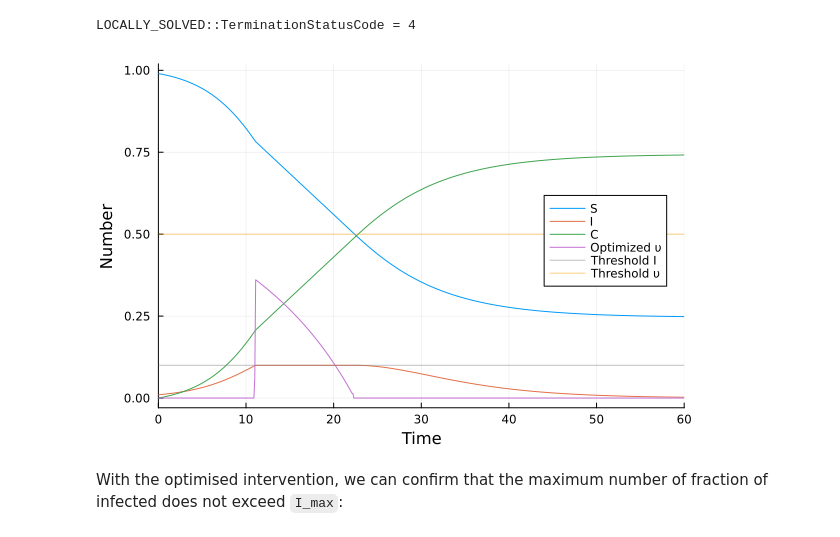
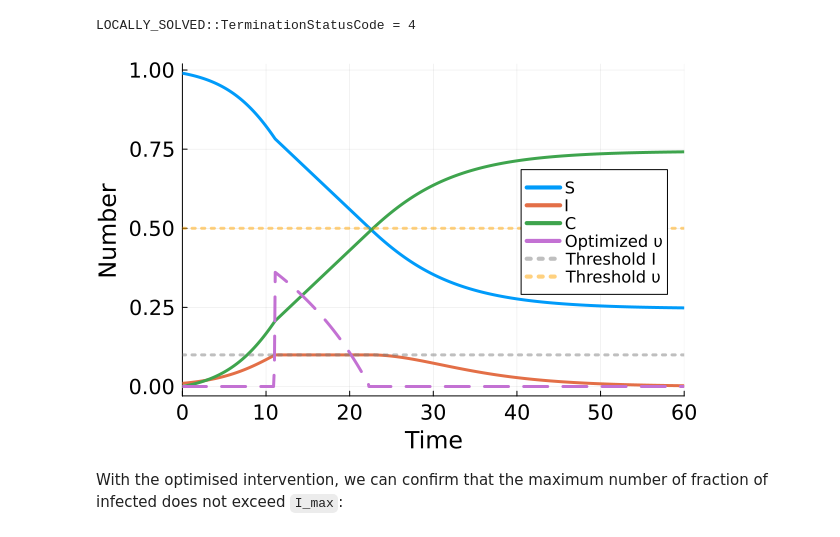
Before and after one commit to epirecipes/EpiPolicies, a Jupyter notebook: NPIs/FlatteningTheCurve/SIR_ftc_JuMP.ipynb, the cells around one changed output. Cells and saved outputs as stored; diff of their text form; code cells hidden in the pictures.

```diff
--- a/NPIs/FlatteningTheCurve/SIR_ftc_JuMP.ipynb
+++ b/NPIs/FlatteningTheCurve/SIR_ftc_JuMP.ipynb
@@ -159,14 +159,16 @@ I_opt = value.(I)
 C_opt = value.(C)
 υ_opt = value.(υ);
 # %%
-plot(ts, S_opt, label="S", xlabel="Time", ylabel="Number", legend=:right, xlim=(0,60))
-plot!(ts, I_opt, label="I")
-plot!(ts, C_opt, label="C")
-plot!(ts, υ_opt, label="Optimized υ")
-hline!([I_max], color=:gray, alpha=0.5, label="Threshold I")
-hline!([υ_max], color=:orange, alpha=0.5, label="Threshold υ")
+plot(ts, S_opt, label="S", xlabel="Time", ylabel="Number", legend=:right, xlim=(0,60),
+linewidth=3, xtickfontsize=14, ytickfontsize=14, xguidefontsize=16, yguidefontsize=16,legendfontsize=11)
+plot!(ts, I_opt, label="I", linewidth=3)
+plot!(ts, C_opt, label="C", linewidth=3)
+plot!(ts, υ_opt, label="Optimized υ", linewidth=3, linestyle=:dash)
+hline!([I_max], color=:gray, alpha=0.5, label="Threshold I", linewidth=3, linestyle=:dot)
+hline!([υ_max], color=:orange, alpha=0.5, label="Threshold υ", linewidth=3, linestyle=:dot)
+# savefig("case2_plot.png")
 # %% [output]
-[figure, old version]
+[figure, new version]
 # %% [markdown]
 With the optimised intervention, we can confirm that the maximum number of fraction of infected does not exceed `I_max`:
 # %%
```
Also changed, not shown: parts of 1 cell of this notebook, 25 other files.
